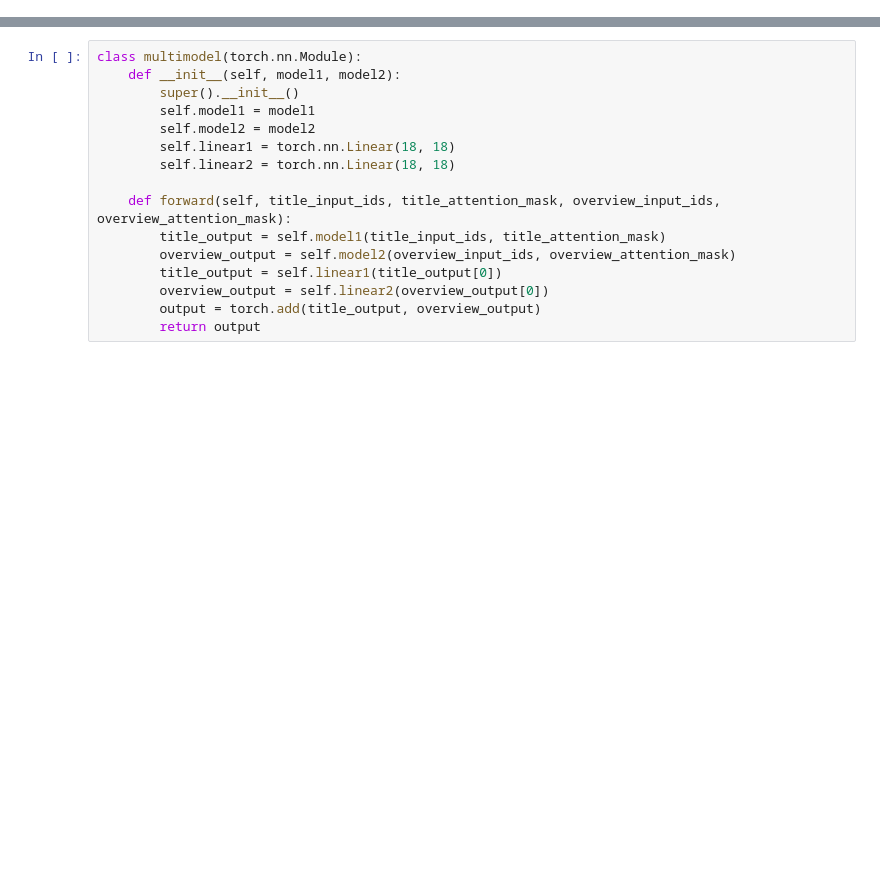
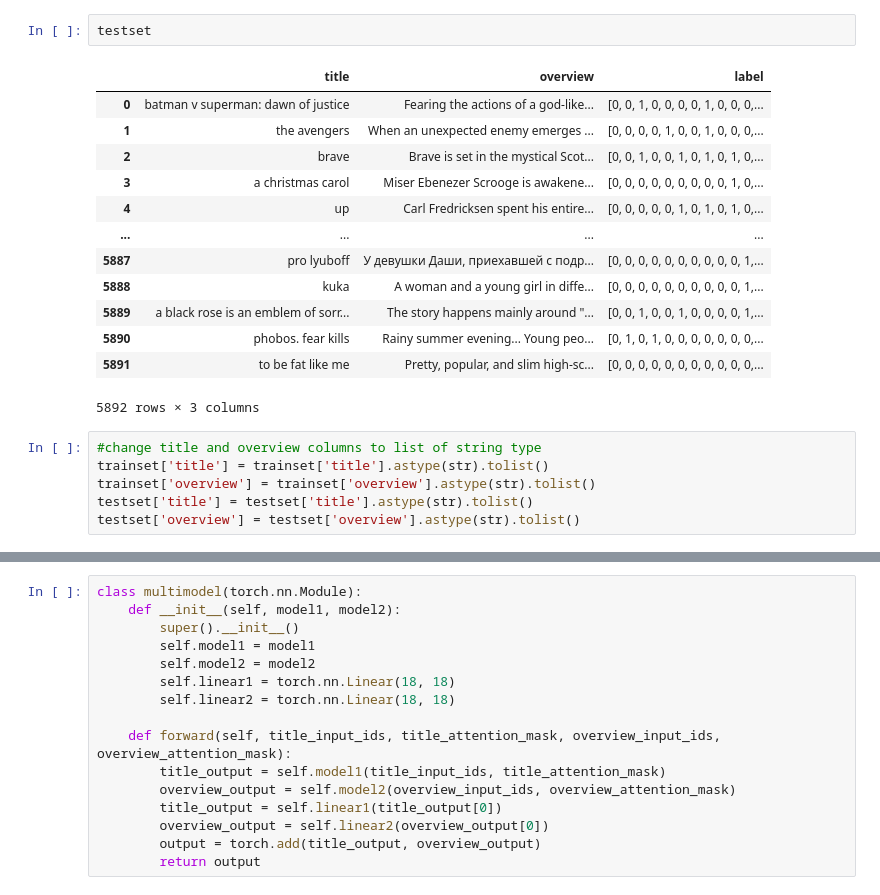
Before and after one commit to Tsun0193/ML-MovieGenre, a Jupyter notebook: test.ipynb, the cells around one changed output, grey strips where cells are left out. Cells and saved outputs as stored; diff of their text form; blank space fills up the shorter version.

```diff
--- a/test.ipynb
+++ b/test.ipynb
@@ -23,0 +141,22 @@ You should probably TRAIN this model on a down-stream task to be able to use it
+# %%
+testset
+# %% [output]
+|  | title | overview | label |
+| 0 | batman v superman: dawn of justice | Fearing the actions of a god-like... | [0, 0, 1, 0, 0, 0, 0, 1, 0, 0, 0,... |
+| 1 | the avengers | When an unexpected enemy emerges ... | [0, 0, 0, 0, 1, 0, 0, 1, 0, 0, 0,... |
+| 2 | brave | Brave is set in the mystical Scot... | [0, 0, 1, 0, 0, 1, 0, 1, 0, 1, 0,... |
+| 3 | a christmas carol | Miser Ebenezer Scrooge is awakene... | [0, 0, 0, 0, 0, 0, 0, 0, 0, 1, 0,... |
+| 4 | up | Carl Fredricksen spent his entire... | [0, 0, 0, 0, 0, 1, 0, 1, 0, 1, 0,... |
+| ... | ... | ... | ... |
+| 5887 | pro lyuboff | У девушки Даши, приехавшей с подр... | [0, 0, 0, 0, 0, 0, 0, 0, 0, 0, 1,... |
+| 5888 | kuka | A woman and a young girl in diffe... | [0, 0, 0, 0, 0, 0, 0, 0, 0, 0, 1,... |
+| 5889 | a black rose is an emblem of sorr... | The story happens mainly around "... | [0, 0, 1, 0, 0, 1, 0, 0, 0, 0, 1,... |
+| 5890 | phobos. fear kills | Rainy summer evening... Young peo... | [0, 1, 0, 1, 0, 0, 0, 0, 0, 0, 0,... |
+| 5891 | to be fat like me | Pretty, popular, and slim high-sc... | [0, 0, 0, 0, 0, 0, 0, 0, 0, 0, 0,... |
+5892 rows × 3 columns
+# %%
+#change title and overview columns to list of string type
+trainset['title'] = trainset['title'].astype(str).tolist()
+trainset['overview'] = trainset['overview'].astype(str).tolist()
+testset['title'] = testset['title'].astype(str).tolist()
+testset['overview'] = testset['overview'].astype(str).tolist()
```
Also changed, not shown: parts of 21 cells of this notebook, 1 other file.
